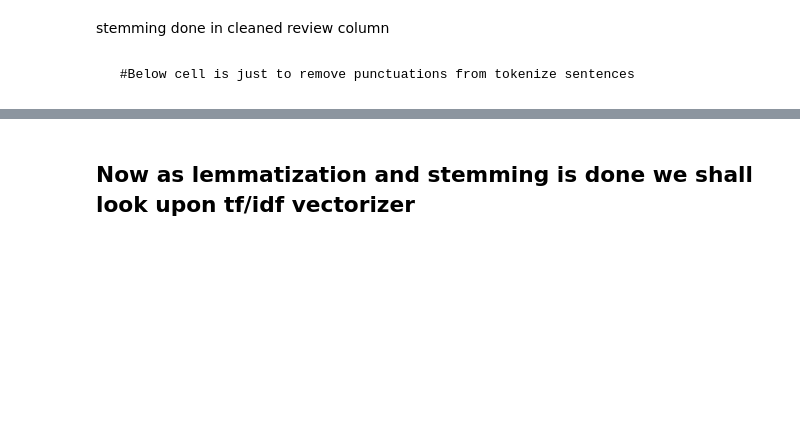
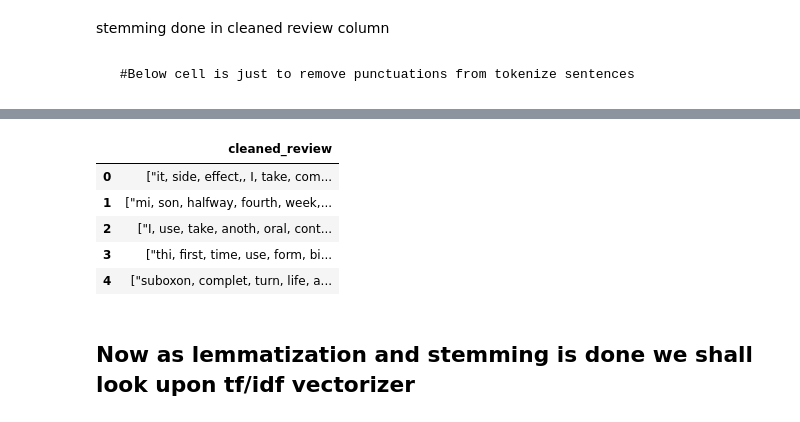
Before and after one commit to ambuj-1211/ml_healthcare_project, a Jupyter notebook: nlp_model.ipynb, the cells around one changed output, grey strips where cells are left out. Cells and saved outputs as stored; diff of their text form; code cells hidden in the pictures; blank space fills up the shorter version.

```diff
--- a/nlp_model.ipynb
+++ b/nlp_model.ipynb
@@ -234,2 +247,11 @@ df["cleaned_review"]=df["cleaned_review"].apply(lambda x:remove_punctuations(x))
+# %%
+df[["cleaned_review"]].head()
+# %% [output]
+|  | cleaned_review |
+| 0 | ["it, side, effect,, I, take, com... |
+| 1 | ["mi, son, halfway, fourth, week,... |
+| 2 | ["I, use, take, anoth, oral, cont... |
+| 3 | ["thi, first, time, use, form, bi... |
+| 4 | ["suboxon, complet, turn, life, a... |
 # %% [markdown]
  ## Now as lemmatization and stemming is done we shall look upon tf/idf  vectorizer
```
Also changed, not shown: parts of 14 cells of this notebook, 5 other files.
